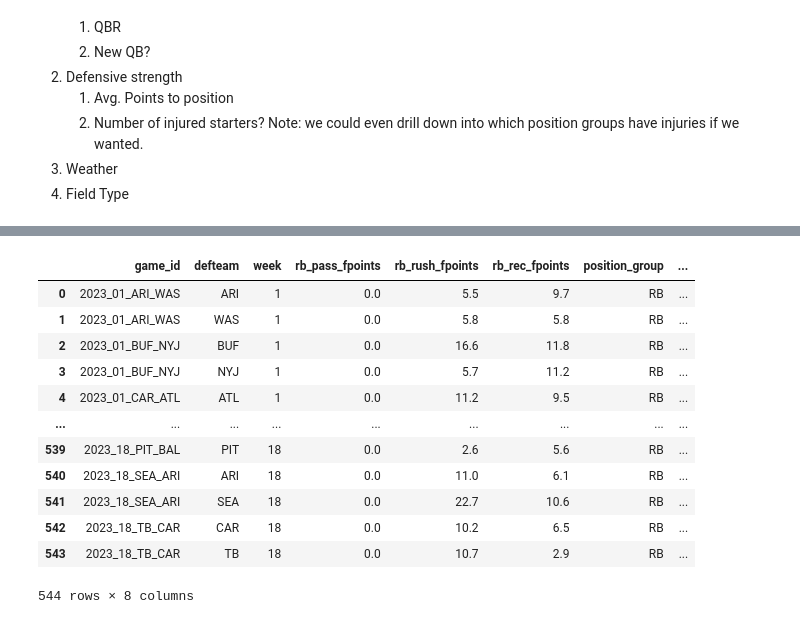
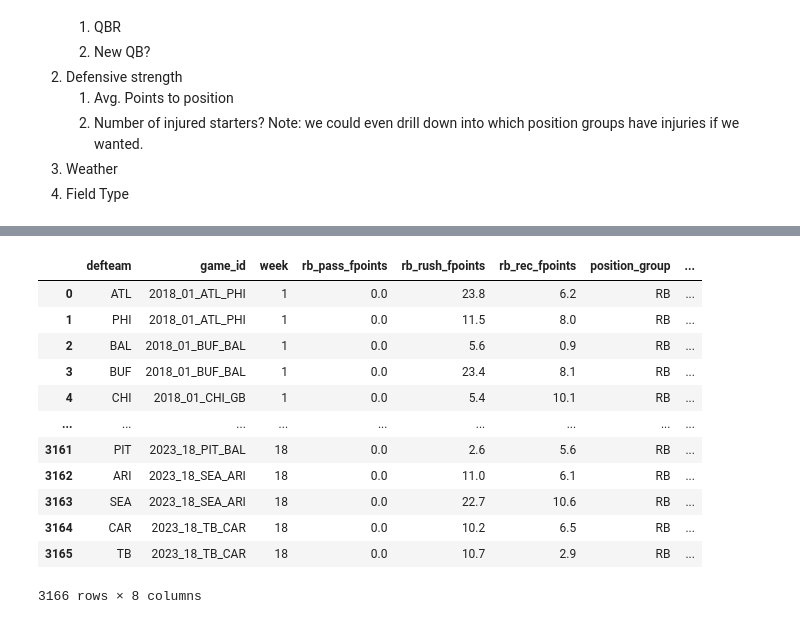
Before and after one commit to ColinB19/FantasyFootballAnalysis, a Jupyter notebook: NFL_dataset_creation.ipynb, the cells around one changed output, grey strips where cells are left out. Saved outputs shown, nothing was run; the diff lists cells and outputs as text; code cells hidden in the pictures.

Commit message:
data & ML working

```diff
--- a/NFL_dataset_creation.ipynb
+++ b/NFL_dataset_creation.ipynb
@@ -307,6 +225,7 @@ id_map["team"] = id_map["team"].replace(
         "LAR": "LA",
         "GBP": "GB",
         "JAC": "JAX",
+        "OAK":"LV"
     }
 )
 
@@ -322,6 +241,10 @@ game_id_map = pd.concat(
     ],
     ignore_index=False,
 )
+# Since the Raiders moved in 2020, some of this data abbreviates the team as "OAK" and some as "LV". We are going to
+# rename for consitencies sake
+game_id_map['team_abbr'] = game_id_map['team_abbr'].replace({"OAK":"LV"})
+
 
 # merges the AWS data with the game id data from above
 ngs_receiving = ngs_receiving.merge(
@@ -334,6 +257,7 @@ ngs_receiving = ngs_receiving.merge(
 pfr_receiving = pfr_receiving.merge(
     id_map[["pfr_id", "gsis_id"]], left_on=["pfr_player_id"], right_on=["pfr_id"]
 ).rename({"gsis_id": "player_id"}, axis=1)
+pfr_receiving['team'] = pfr_receiving['team'].replace({"OAK":"LV"})
 
 # NOTE: The weekly data does not have the opponent team info for 2022. Thus we would need different logic to grab the game_id.
 # We actually end up creating all the stats from this dataset by hand so there is no need.
@@ -360,7 +284,7 @@ t1 = pbp_data[
     & (
         (pbp_data["game_id"].str.contains("2021"))
         | (pbp_data["game_id"].str.contains("2022"))
-        | (pbp_data["game_id"].str.contains("2022"))
+        | (pbp_data["game_id"].str.contains("2023"))
     )
 ].copy()
 t2 = pbp_data[
@@ -677,7 +591,13 @@ rosters = pd.DataFrame(columns=r_col_list)
 for yr in year:
     t_roster = nfl.import_weekly_rosters(years=[yr])[r_col_list]
     t_roster["season"] = yr
+    if yr < 2021:
+        t_roster = t_roster[t_roster.week <= 17]
+    else:
+        t_roster = t_roster[t_roster.week <= 18]
     rosters = pd.concat([rosters, t_roster], ignore_index=True)
+
+rosters['team'] = rosters['team'].replace({"OAK":"LV"})
 # %%
 # now we ensure that active players who didn't get any of the above stats are still in the dataset
 rosters = rosters.merge(
@@ -1522,23 +1706,23 @@ qbr.head()
 print(len(pbp_data))
 
 pbp_data["passer_player_position"] = pbp_data.merge(
-    rosters[["player_id", "position", "week"]],
-    left_on=["week", "passer_player_id"],
-    right_on=["week", "player_id"],
+    rosters[["player_id", "position", "game_id"]],
+    left_on=["passer_player_id", "game_id"],
+    right_on=["player_id", "game_id"],
     how="left",
 )["position"]
 
 pbp_data["rusher_player_position"] = pbp_data.merge(
-    rosters[["player_id", "position", "week"]],
-    left_on=["week", "rusher_player_id"],
-    right_on=["week", "player_id"],
+    rosters[["player_id", "position", "game_id"]],
+    left_on=["rusher_player_id", "game_id"],
+    right_on=["player_id", "game_id"],
     how="left",
 )["position"]
 
 pbp_data["receiver_player_position"] = pbp_data.merge(
-    rosters[["player_id", "position", "week"]],
-    left_on=["week", "receiver_player_id"],
-    right_on=["week", "player_id"],
+    rosters[["player_id", "position", "game_id"]],
+    left_on=["receiver_player_id", "game_id"],
+    right_on=["player_id", "game_id"],
     how="left",
 )["position"]
 
@@ -1646,6 +1830,6 @@ temp_qb_fpoints
 # %%
 rb_grouping_pass = pbp_data[(pbp_data["passer_player_position"] == "RB")].groupby(
-    ["game_id", "defteam", "week"]
+    ["defteam", "game_id", "week"]
 )
 temp_rb_fpoints = rb_grouping_pass.apply(
     lambda x: fpoints(x, point_string="rb_pass_fpoints", possession_type="pass")
@@ -1656,46 +1840,46 @@ rb_grouping_rush = pbp_data[(pbp_data["rusher_player_position"] == "RB")].groupb
 )
 temp_rb_fpoints_2 = rb_grouping_rush.apply(
     lambda x: fpoints(x, point_string="rb_rush_fpoints", possession_type="rush")
 ).reset_index()
 rb_grouping_rec = pbp_data[(pbp_data["receiver_player_position"] == "RB")].groupby(
     ["game_id", "defteam", "week"]
 )
 temp_rb_fpoints_3 = rb_grouping_rec.apply(
     lambda x: fpoints(x, point_string="rb_rec_fpoints", possession_type="rec")
 ).reset_index()
 
 
 # now we put that all together to get the fantasy points given up by each defense each week.
 temp_rb_fpoints = temp_rb_fpoints.merge(
     temp_rb_fpoints_2, on=["game_id", "defteam", "week"], how="outer"
 )
 temp_rb_fpoints = temp_rb_fpoints.merge(
     temp_rb_fpoints_3, on=["game_id", "defteam", "week"], how="outer"
 )
 temp_rb_fpoints["position_group"] = "RB"
 temp_rb_fpoints["rb_rec_fpoints"] = temp_rb_fpoints["rb_rec_fpoints"].fillna(0)
 temp_rb_fpoints["rb_rush_fpoints"] = temp_rb_fpoints["rb_rush_fpoints"].fillna(0)
 temp_rb_fpoints["rb_pass_fpoints"] = temp_rb_fpoints["rb_pass_fpoints"].fillna(0)
 temp_rb_fpoints["total_rb_fpoints_given_up"] = (
     temp_rb_fpoints["rb_rec_fpoints"]
     + temp_rb_fpoints["rb_rush_fpoints"]
     + temp_rb_fpoints["rb_pass_fpoints"]
 )
 temp_rb_fpoints
 # %% [output]
-|  | game_id | defteam | week | rb_pass_fpoints | rb_rush_fpoints | rb_rec_fpoints | position_group | ... |
-| 0 | 2023_01_ARI_WAS | ARI | 1 | 0.0 | 5.5 | 9.7 | RB | ... |
-| 1 | 2023_01_ARI_WAS | WAS | 1 | 0.0 | 5.8 | 5.8 | RB | ... |
-| 2 | 2023_01_BUF_NYJ | BUF | 1 | 0.0 | 16.6 | 11.8 | RB | ... |
-| 3 | 2023_01_BUF_NYJ | NYJ | 1 | 0.0 | 5.7 | 11.2 | RB | ... |
-| 4 | 2023_01_CAR_ATL | ATL | 1 | 0.0 | 11.2 | 9.5 | RB | ... |
+|  | defteam | game_id | week | rb_pass_fpoints | rb_rush_fpoints | rb_rec_fpoints | position_group | ... |
+| 0 | ATL | 2018_01_ATL_PHI | 1 | 0.0 | 23.8 | 6.2 | RB | ... |
+| 1 | PHI | 2018_01_ATL_PHI | 1 | 0.0 | 11.5 | 8.0 | RB | ... |
+| 2 | BAL | 2018_01_BUF_BAL | 1 | 0.0 | 5.6 | 0.9 | RB | ... |
+| 3 | BUF | 2018_01_BUF_BAL | 1 | 0.0 | 23.4 | 8.1 | RB | ... |
+| 4 | CHI | 2018_01_CHI_GB | 1 | 0.0 | 5.4 | 10.1 | RB | ... |
 | ... | ... | ... | ... | ... | ... | ... | ... | ... |
-| 539 | 2023_18_PIT_BAL | PIT | 18 | 0.0 | 2.6 | 5.6 | RB | ... |
-| 540 | 2023_18_SEA_ARI | ARI | 18 | 0.0 | 11.0 | 6.1 | RB | ... |
-| 541 | 2023_18_SEA_ARI | SEA | 18 | 0.0 | 22.7 | 10.6 | RB | ... |
-| 542 | 2023_18_TB_CAR | CAR | 18 | 0.0 | 10.2 | 6.5 | RB | ... |
-| 543 | 2023_18_TB_CAR | TB | 18 | 0.0 | 10.7 | 2.9 | RB | ... |
+| 3161 | PIT | 2023_18_PIT_BAL | 18 | 0.0 | 2.6 | 5.6 | RB | ... |
+| 3162 | ARI | 2023_18_SEA_ARI | 18 | 0.0 | 11.0 | 6.1 | RB | ... |
+| 3163 | SEA | 2023_18_SEA_ARI | 18 | 0.0 | 22.7 | 10.6 | RB | ... |
+| 3164 | CAR | 2023_18_TB_CAR | 18 | 0.0 | 10.2 | 6.5 | RB | ... |
+| 3165 | TB | 2023_18_TB_CAR | 18 | 0.0 | 10.7 | 2.9 | RB | ... |
-544 rows × 8 columns
+3166 rows × 8 columns
 # %%
 wr_grouping_pass = pbp_data[(pbp_data["passer_player_position"] == "WR")].groupby(
     ["game_id", "defteam", "week"]
```
Also changed, not shown: parts of 68 cells of this notebook, 1 other file.
